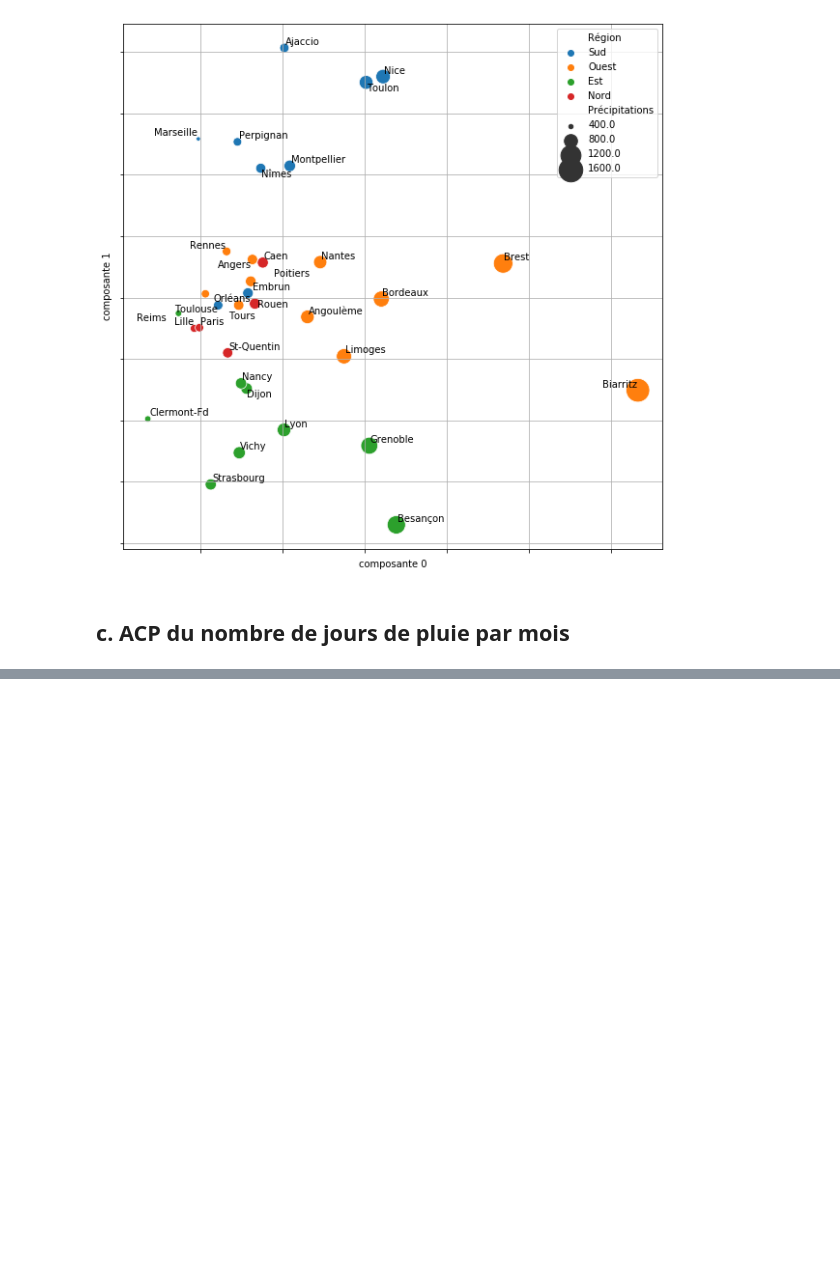
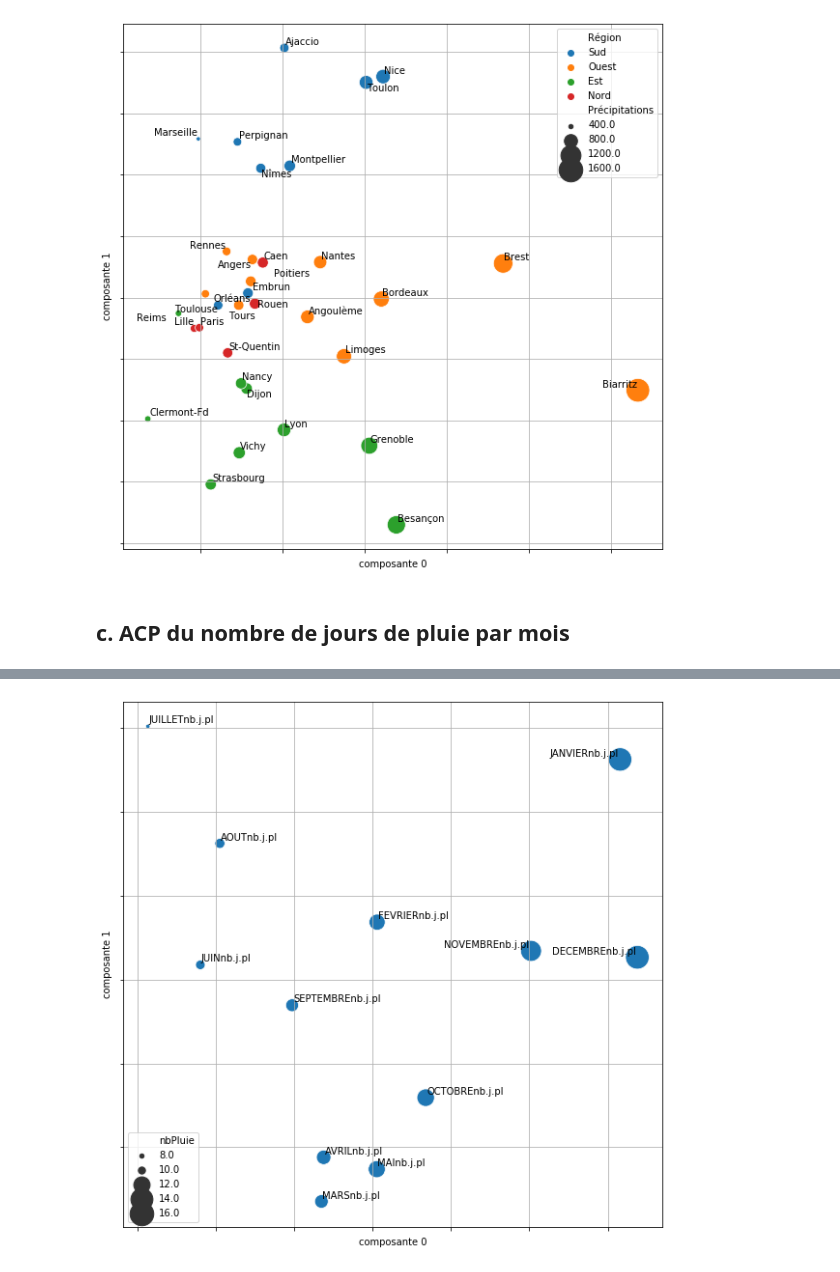
Before and after one commit to campusplage/compte-rendus-mullier_alberjaoui, a Jupyter notebook: TP2_sklearn.ipynb, the cells around one changed output, grey strips where cells are left out. Drawn from its saved outputs; the diff is of its cells as text; code cells hidden in the pictures; blank space fills up the shorter version.

```diff
--- a/TP2_sklearn.ipynb
+++ b/TP2_sklearn.ipynb
@@ -583,4 +583,6 @@ plt.grid()
 ## c. ACP du nombre de jours de pluie par mois
 # %%
 # ACP du nombre de jours de pluie par mois
-...
+# on sélectionne les données qui nous intéresse (précipitations par ville)
+data_nbpluie = raw_data.iloc[:,13:25].T
+data_nbpluie.head()
@@ -586,0 +609,11 @@ plt.grid()
+# %%
+# créons un DataFrame pandas pour ces données
+pca_names = ['composante %d' % d for d in range(n_components)]
+villes_data = pandas.DataFrame(data_transformed,
+                            index=data_nbpluie.index,
+                            columns=pca_names)
+# pn rajoute l'information du nombre de pluie
+villes_data['nbPluie'] = data_nbpluie.mean(axis = 1)
+
+# affichons les premiers échantillons
+villes_data.head()
@@ -586,0 +627,3 @@ plt.grid()
+# %%
+villes_data['interprétabilité'] = villes_pca.score_samples(data_nbpluie)
+villes_data.head()
@@ -586,0 +637,26 @@ plt.grid()
+# %%
+from adjustText import adjust_text
+
+# On affiche le graph avec la composante 0 en x, la composante 1 en y,
+# le volume total des précipitations en taille, et la région en couleur
+g = sns.scatterplot(x='composante 0',
+                    y='composante 1',
+                    data=villes_data,
+                    size='nbPluie',
+                    sizes=(20,600))
+
+# on agrandit la figure, on annote...
+g.figure.set_size_inches(10,10)
+ax = plt.gca()
+texts = []
+for i, (text_x,text_y) in enumerate(villes_data.iloc[:,:2].to_numpy()):
+  texts.append(ax.annotate(villes_data.index[i], (text_x,text_y)))
+adjust_text(texts)
+
+
+# On supprime les indications sur les axes
+plt.gca().set_yticklabels([])
+plt.gca().set_xticklabels([])
+plt.grid()
+# %% [output]
+[figure, added]
```
Also changed, not shown: parts of 4 cells of this notebook.
